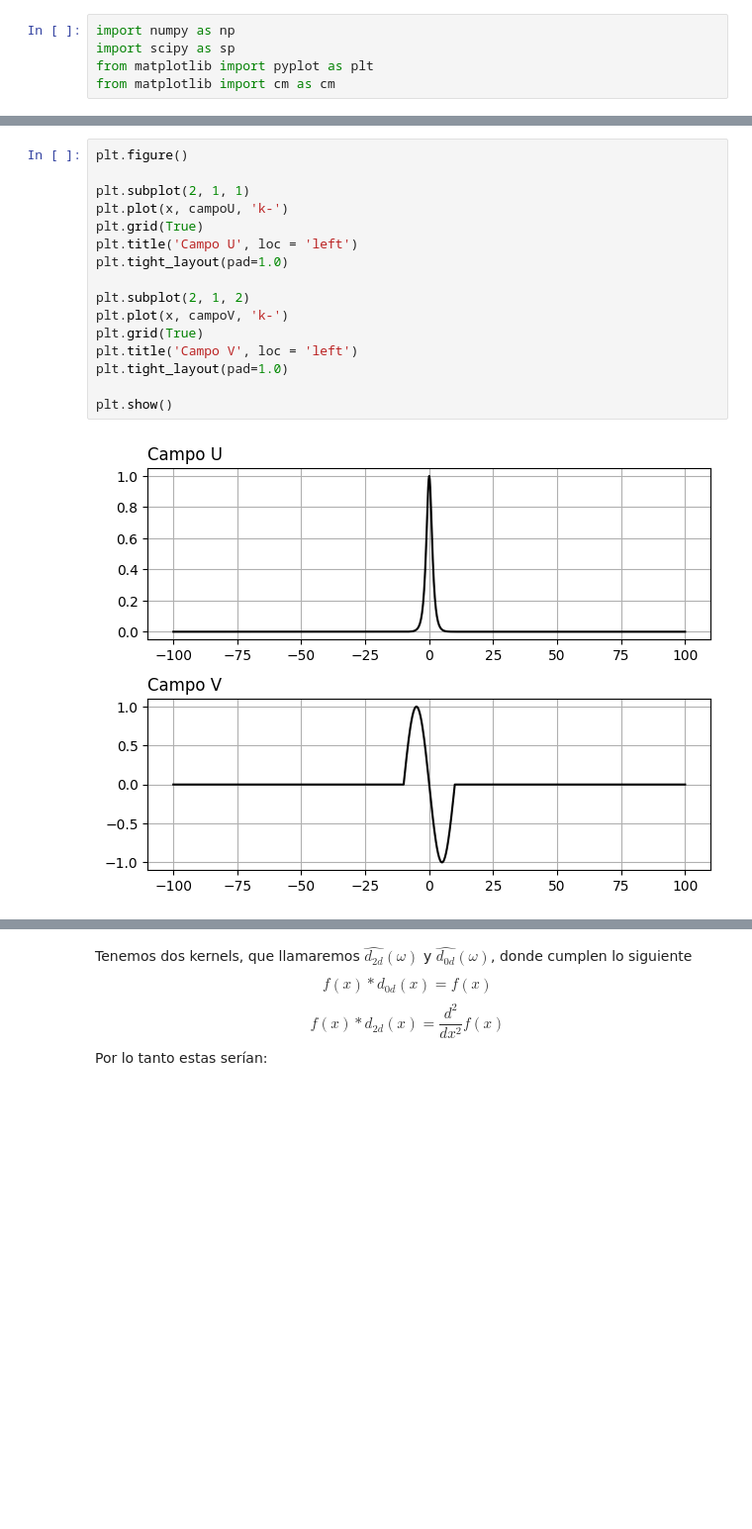
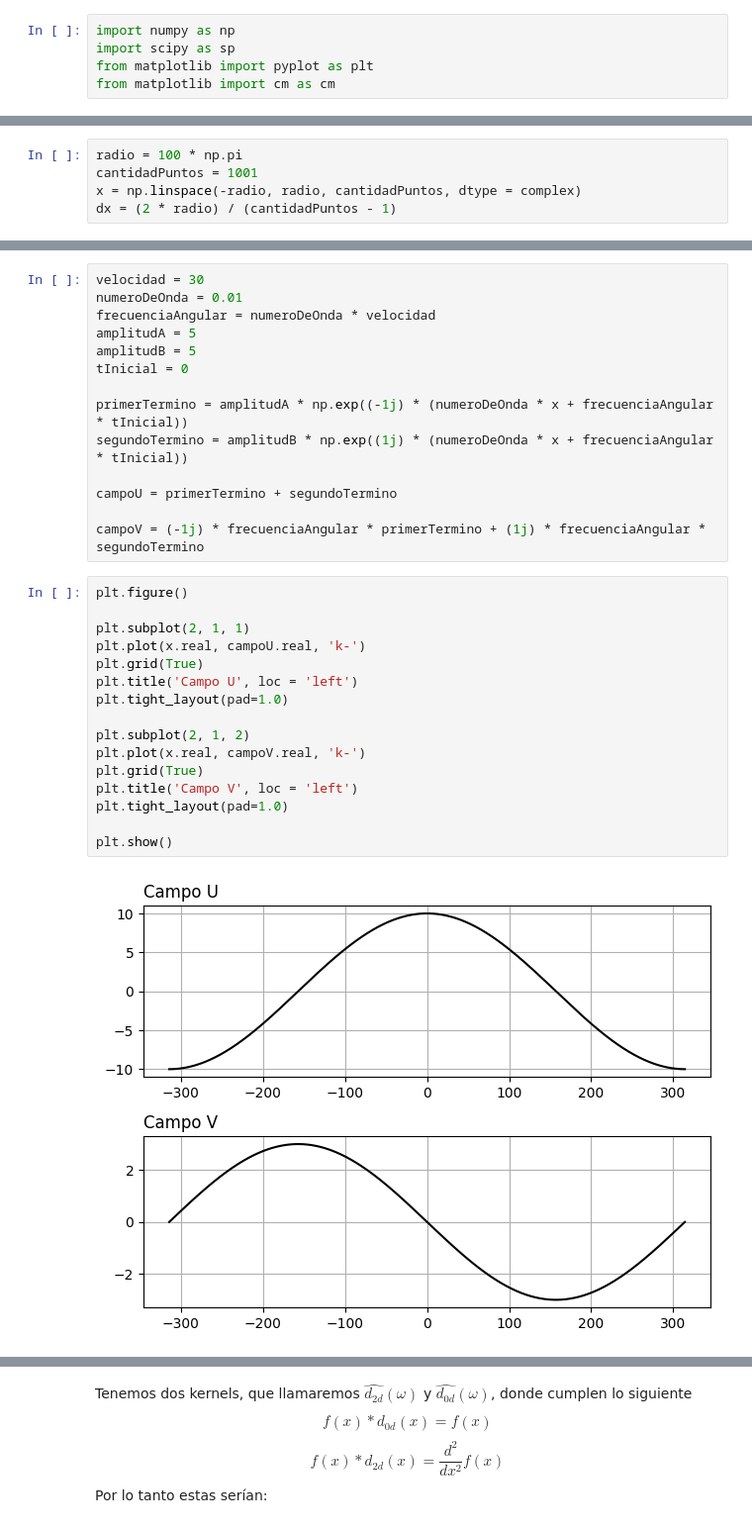
Before and after one commit to Investigacion-Se/Simulacion-multiple, a Jupyter notebook: EcuacionDeOnda2.ipynb, the cells around one changed output, grey strips where cells are left out. Shown at 99% size. Drawn from its saved outputs; the diff is of its cells as text; blank space fills up the shorter version.

```diff
--- a/EcuacionDeOnda2.ipynb
+++ b/EcuacionDeOnda2.ipynb
@@ -70,0 +57,5 @@ campoV = campoV * np.sin(x * 2 * np.pi / 20)
+# %%
+radio = 100 * np.pi
+cantidadPuntos = 1001
+x = np.linspace(-radio, radio, cantidadPuntos, dtype = complex)
+dx = (2 * radio) / (cantidadPuntos - 1)
@@ -71,19 +76,33 @@ campoV = campoV * np.sin(x * 2 * np.pi / 20)
+# %%
+velocidad = 30
+numeroDeOnda = 0.01
+frecuenciaAngular = numeroDeOnda * velocidad
+amplitudA = 5
+amplitudB = 5
+tInicial = 0
+
+primerTermino = amplitudA * np.exp((-1j) * (numeroDeOnda * x + frecuenciaAngular * tInicial))
+segundoTermino = amplitudB * np.exp((1j) * (numeroDeOnda * x + frecuenciaAngular * tInicial))
+
+campoU = primerTermino + segundoTermino
+
+campoV = (-1j) * frecuenciaAngular * primerTermino + (1j) * frecuenciaAngular * segundoTermino
 # %%
 plt.figure()
 
 plt.subplot(2, 1, 1)
-plt.plot(x, campoU, 'k-')
+plt.plot(x.real, campoU.real, 'k-')
 plt.grid(True)
 plt.title('Campo U', loc = 'left')
 plt.tight_layout(pad=1.0)
 
 plt.subplot(2, 1, 2)
-plt.plot(x, campoV, 'k-')
+plt.plot(x.real, campoV.real, 'k-')
 plt.grid(True)
 plt.title('Campo V', loc = 'left')
 plt.tight_layout(pad=1.0)
 
 plt.show()
 # %% [output]
-[figure, old version]
+[figure, new version]
 # %% [markdown]
```
Also changed, not shown: parts of 19 cells of this notebook.
